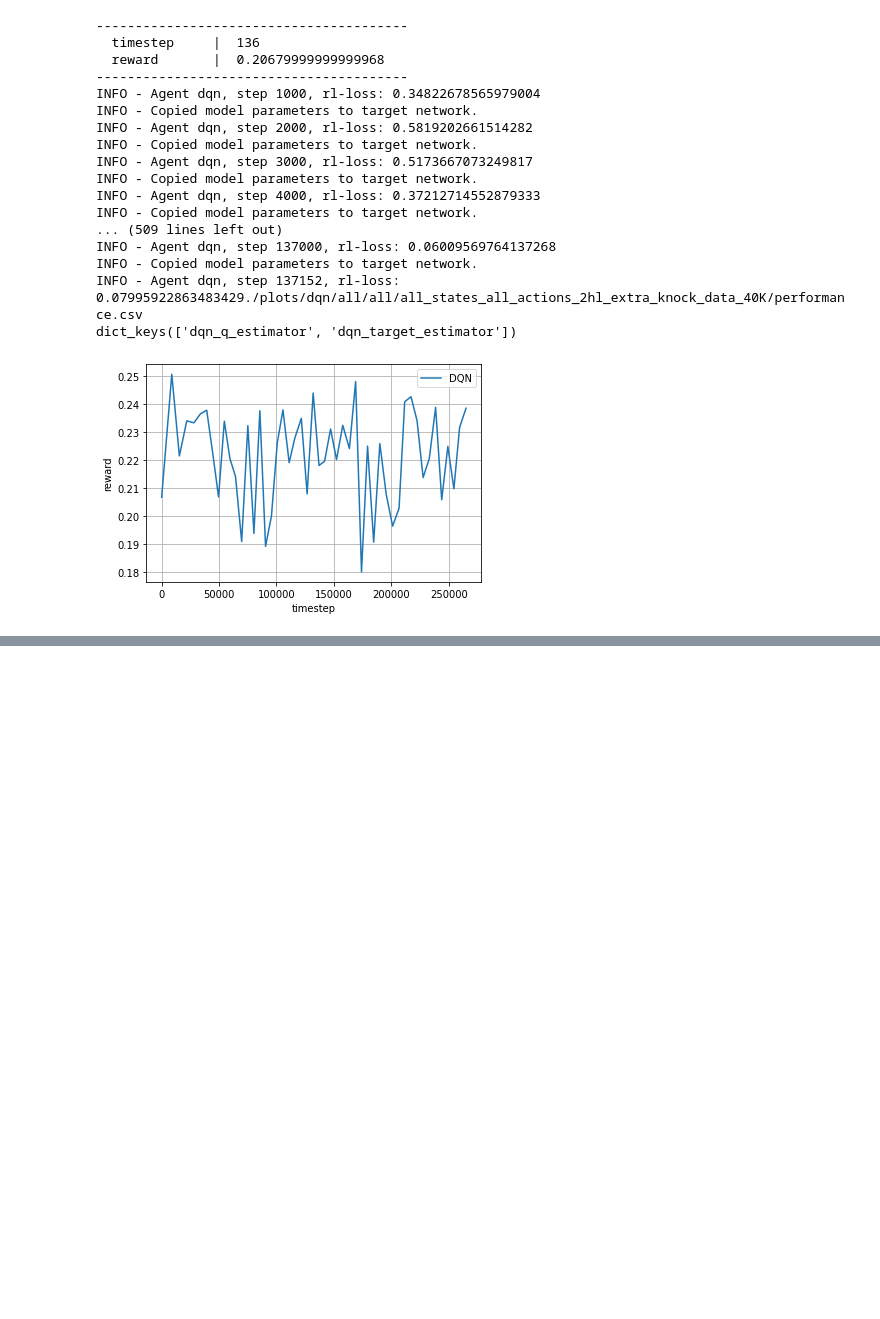
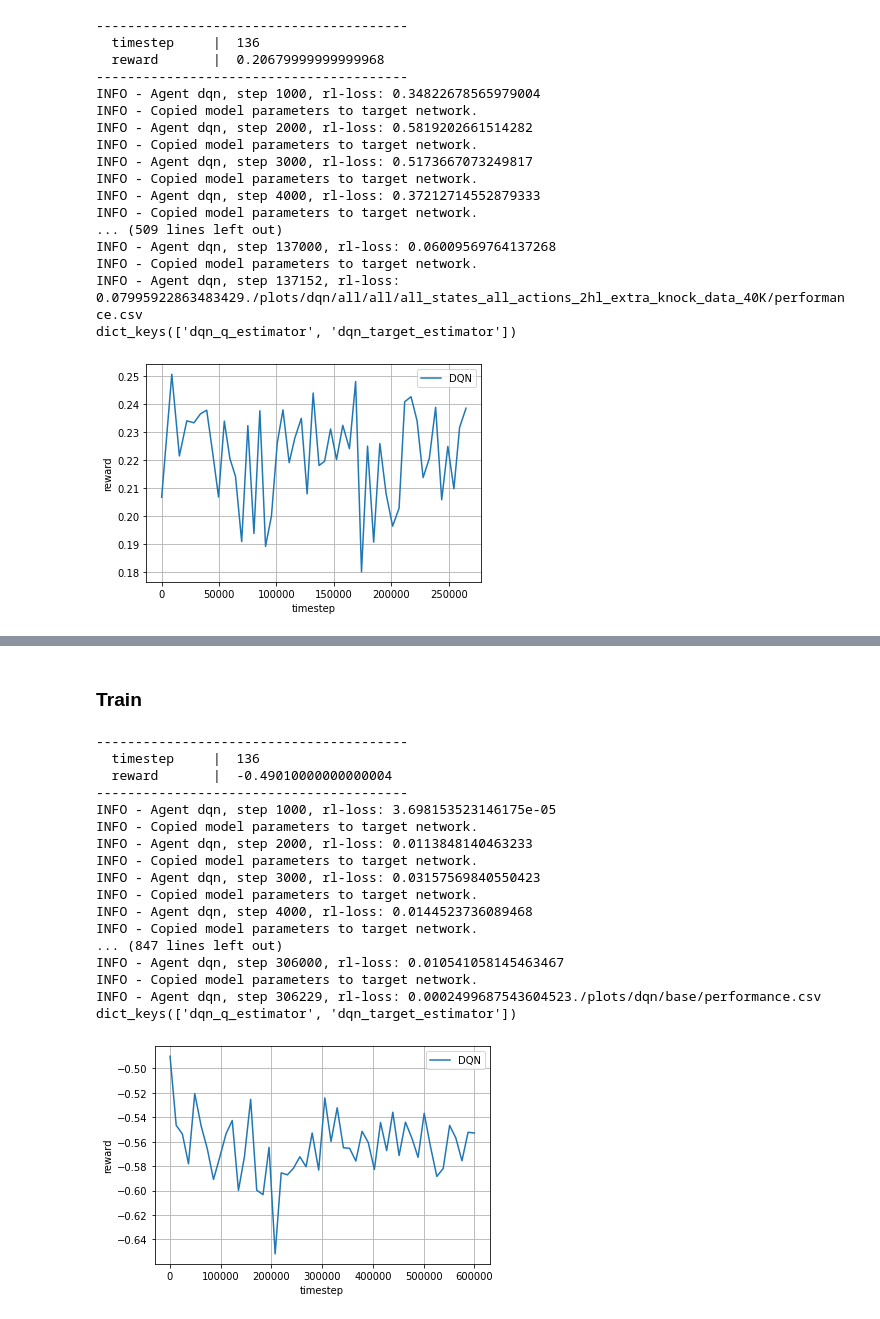
Before and after one commit to tancalv2/PretrainGinRummy, a Jupyter notebook: dqn.ipynb, the cells around one changed output, grey strips where cells are left out. Cells and saved outputs as stored; diff of their text form; code cells hidden in the pictures; blank space fills up the shorter version.

```diff
--- a/dqn.ipynb
+++ b/dqn.ipynb
@@ -378,0 +878,15 @@ dict_keys(['dqn_q_estimator', 'dqn_target_estimator'])
+# %%
+# Pretrain model selection
+state = 'base'
+device = torch.device('cuda' if torch.cuda.is_available() else 'cpu')
+
+# Set the iterations numbers and how frequently we evaluate/save plot
+evaluate_every = 100
+evaluate_num = 100  # mahjong_dqn has 1000
+episode_num = 5000  # mahjong_dqn has 100000
+
+# The initial memory size
+memory_init_size = 1000
+
+# Train the agent every X steps
+train_every = 1
@@ -378,0 +954,49 @@ dict_keys(['dqn_q_estimator', 'dqn_target_estimator'])
+# %% [markdown]
+### Train
+# %%
+# Training Loop
+for episode in range(episode_num):
+
+    # Generate data from the environment
+    trajectories, _ = env.run(is_training=True)
+
+    # Feed transitions into agent memory, and train the agent
+    for ts in trajectories[0]:
+        agent.feed(ts)
+
+    # Evaluate the performance. Play with random agents.
+    if episode % evaluate_every == 0:
+        logger.log_performance(env.timestep, tournament(eval_env, evaluate_num)[0])
+
+# Close files in the logger
+logger.close_files()
+
+# Plot the learning curve
+logger.plot('DQN')
+
+# Save model
+save_dir = 'models/dqn/base'
+if not os.path.exists(save_dir):
+    os.makedirs(save_dir)
+state_dict = agent.get_state_dict()
+print(state_dict.keys())
+torch.save(state_dict, os.path.join(save_dir, 'model.pth'))
+# %% [output]
+----------------------------------------
+  timestep     |  136
+  reward       |  -0.49010000000000004
+----------------------------------------
+INFO - Agent dqn, step 1000, rl-loss: 3.698153523146175e-05
+INFO - Copied model parameters to target network.
+INFO - Agent dqn, step 2000, rl-loss: 0.0113848140463233
+INFO - Copied model parameters to target network.
+INFO - Agent dqn, step 3000, rl-loss: 0.03157569840550423
+INFO - Copied model parameters to target network.
+INFO - Agent dqn, step 4000, rl-loss: 0.0144523736089468
+INFO - Copied model parameters to target network.
+... (847 lines left out)
+INFO - Agent dqn, step 306000, rl-loss: 0.010541058145463467
+INFO - Copied model parameters to target network.
+INFO - Agent dqn, step 306229, rl-loss: 0.0002499687543604523./plots/dqn/base/performance.csv
+dict_keys(['dqn_q_estimator', 'dqn_target_estimator'])
+[figure, added]
```
Also changed, not shown: parts of 42 cells of this notebook, 16 other files.
